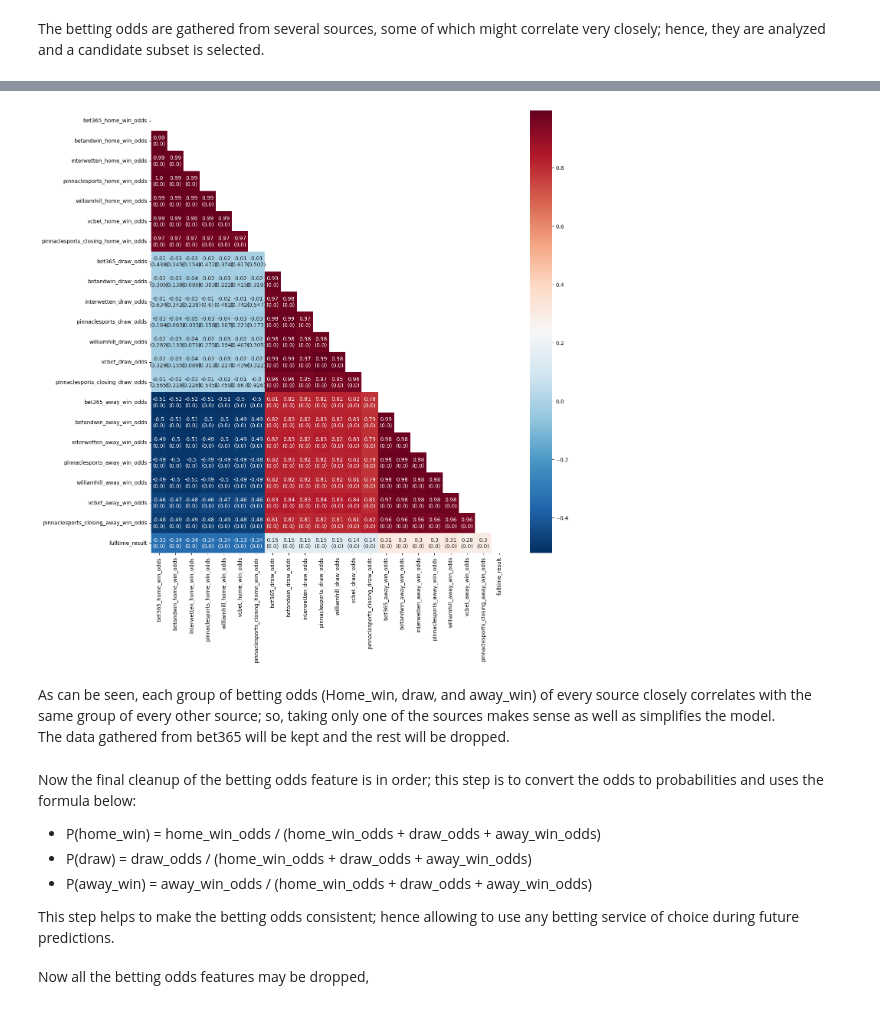
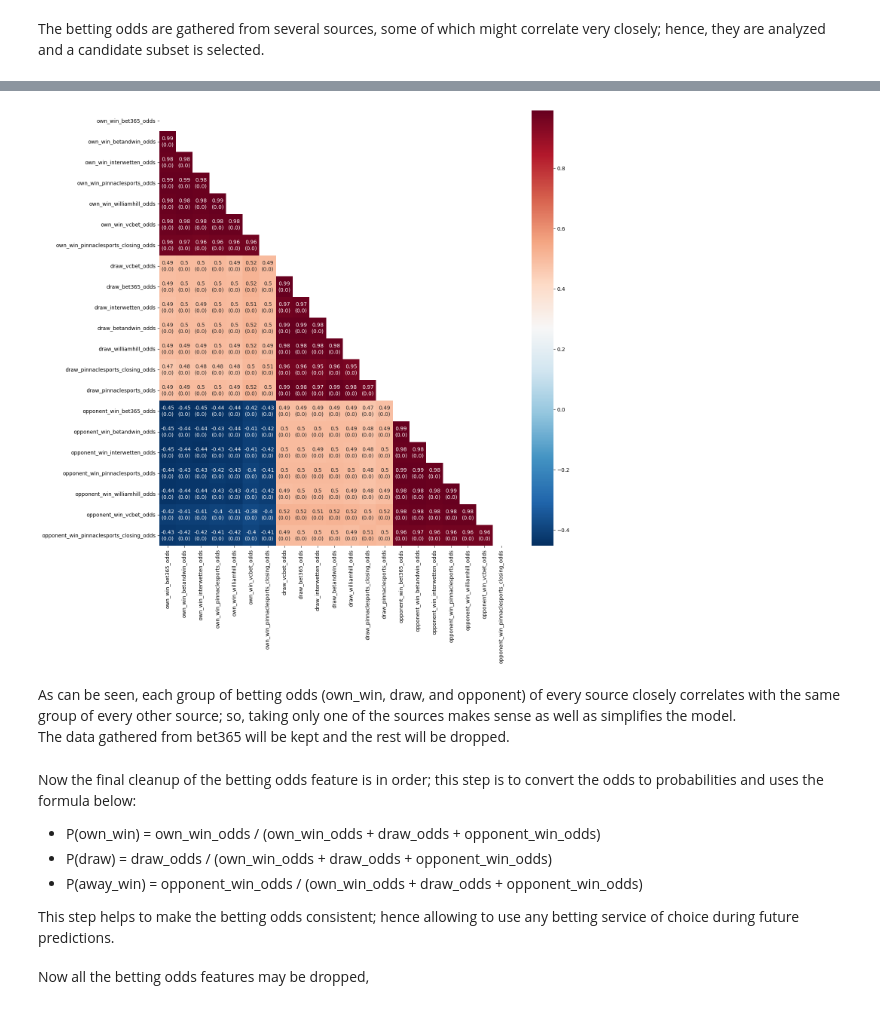
Before and after one commit to babakmahmoudian/la_liga, a Jupyter notebook: 01_data_preprocessing.ipynb, the cells around one changed output, grey strips where cells are left out. Cells and saved outputs as stored; diff of their text form; code cells hidden in the pictures.

Commit message:
finished stacking the df, converting post-game to pre-game data, and computing the first differance

```diff
--- a/01_data_preprocessing.ipynb
+++ b/01_data_preprocessing.ipynb
@@ -109,9 +73,0 @@ Name: fulltime_result, dtype: int64
-# %%
-df[['halftime_result', 'fulltime_result']] = (
-    df[['halftime_result', 'fulltime_result']].replace(
-        {
-            'A':0,
-            'D':1,
-            'H':2,
-        }
-    ))
@@ -144,20 +73,0 @@ The betting features as well as the expected goal metrics are by nature decimal
-# %%
-columns_to_cast = [
-   'halftime_result',
-   'fulltime_result',
-   'home_rating_delta',
-   'home_post_rating',
-   'away_rating_delta',
-   'away_post_rating',
-   'home_possession',
-   'away_possession',
-   'home_passing_percent',
-   'away_passing_percent',
-   'home_tackles_percent',
-   'away_tackles_percent',
-   'home_aerial_duels',
-   'away_aerial_duels',
-]
-
-for col in columns_to_cast:
-    df[col] = df[col].astype('int')
@@ -171,7 +211,7 @@ In this step, the primary features will be reviewed and the redundant ones will
 The betting odds are gathered from several sources, some of which might correlate very closely; hence, they are analyzed and a candidate subset is selected.
 # %%
 betting_cols = [col
-                for term in ['home_win_odds', 'draw_odds', 'away_win_odds']
+                for term in ['own_win_', 'draw_', 'opponent_win_']
                 for col in df.columns if term in col]
 
 betting_cols
@@ -196,37 +236,16 @@ betting_cols
-# %%
-from scipy.stats import pearsonr
-
-# Moving the team_1_result feature to the last
-plot_df = df[
-    betting_cols + ['fulltime_result']]
-
-# Preparing the correlation matrix
-corr = plot_df.corr(numeric_only=True)
-# Calculating the p-values
-pval = (plot_df.corr(
-    numeric_only=True,
-    method=lambda x, y: pearsonr(x, y)[1]) - np.eye(*corr.shape))
-# Preparing a table of correlations and p-values together
-corr_pval = corr.round(2).astype(str) + '\n(' + pval.round(3).astype(str) + ')'
-
-# Plotting the correlation matrix and annotating it with the generated table
-plt.figure(figsize=(15,15))
-hm = sns.heatmap(data=corr,
-                 annot=corr_pval,
-                 fmt = '',
-                 cmap='RdBu_r',
-                 mask=np.triu(corr))
-# %% [output]
-[figure, removed]
+# %%
+draw_corr(df[betting_cols])
+# %% [output]
+[figure, added]
 # %% [markdown]
-As can be seen, each group of betting odds (Home_win, draw, and away_win) of every source closely correlates with the same group of every other source; so, taking only one of the sources makes sense as well as simplifies the model.<br>
+As can be seen, each group of betting odds (own_win, draw, and opponent) of every source closely correlates with the same group of every other source; so, taking only one of the sources makes sense as well as simplifies the model.<br>
 The data gathered from bet365 will be kept and the rest will be dropped.
 # %% [markdown]
 Now the final cleanup of the betting odds feature is in order; this step is to convert the odds to probabilities and uses the formula below:<br>
 <ul>
-<li>P(home_win) = home_win_odds / (home_win_odds + draw_odds + away_win_odds)</li>
-<li>P(draw) = draw_odds / (home_win_odds + draw_odds + away_win_odds)</li>
-<li>P(away_win) = away_win_odds / (home_win_odds + draw_odds + away_win_odds)</li>
+<li>P(own_win) = own_win_odds / (own_win_odds + draw_odds + opponent_win_odds)</li>
+<li>P(draw) = draw_odds / (own_win_odds + draw_odds + opponent_win_odds)</li>
+<li>P(away_win) = opponent_win_odds / (own_win_odds + draw_odds + opponent_win_odds)</li>
 </ul>
 This step helps to make the betting odds consistent; hence allowing to use any betting service of choice during future predictions.
 # %%
```
Also changed, not shown: parts of 43 cells of this notebook, 6 other files.
